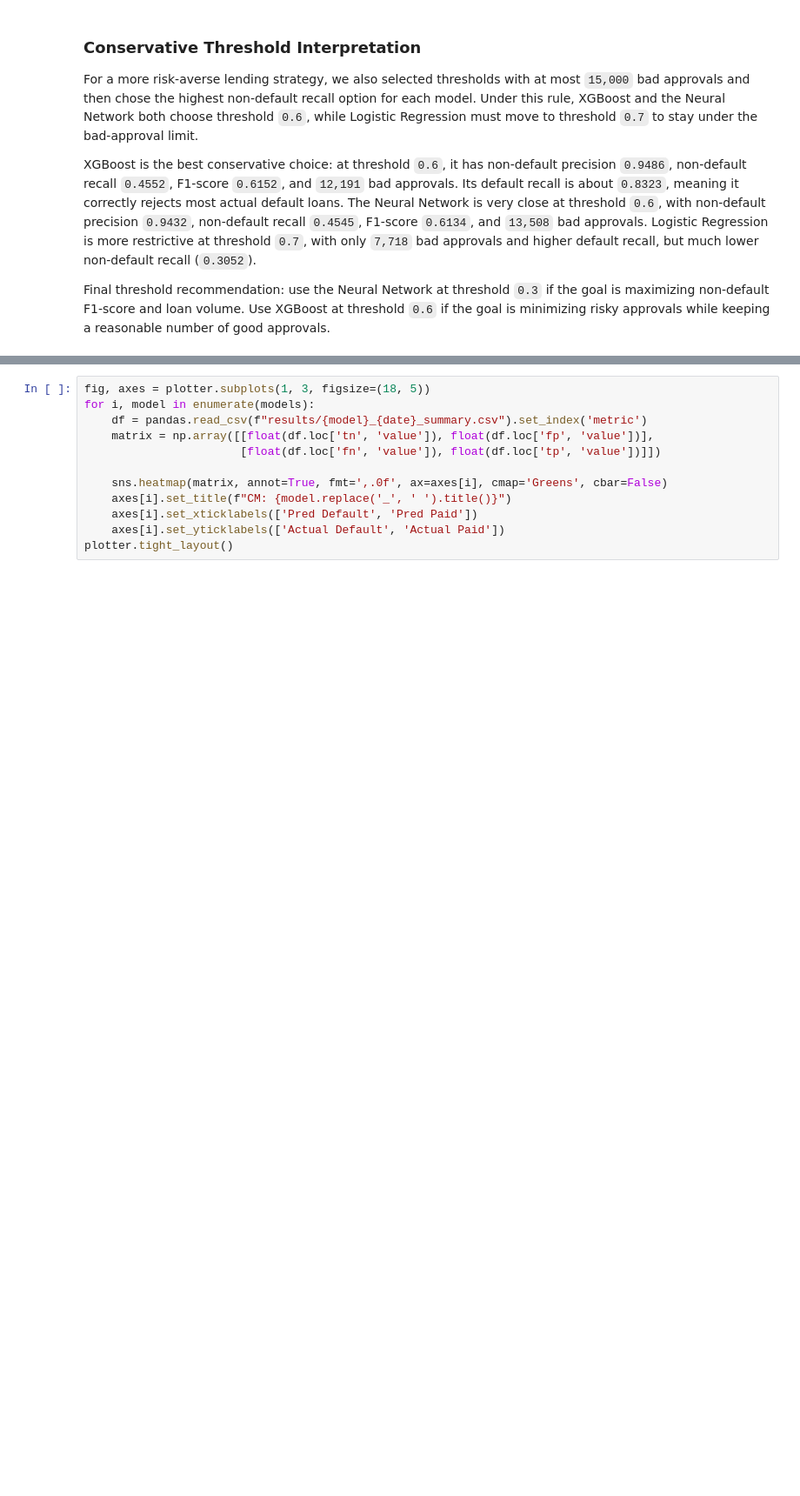
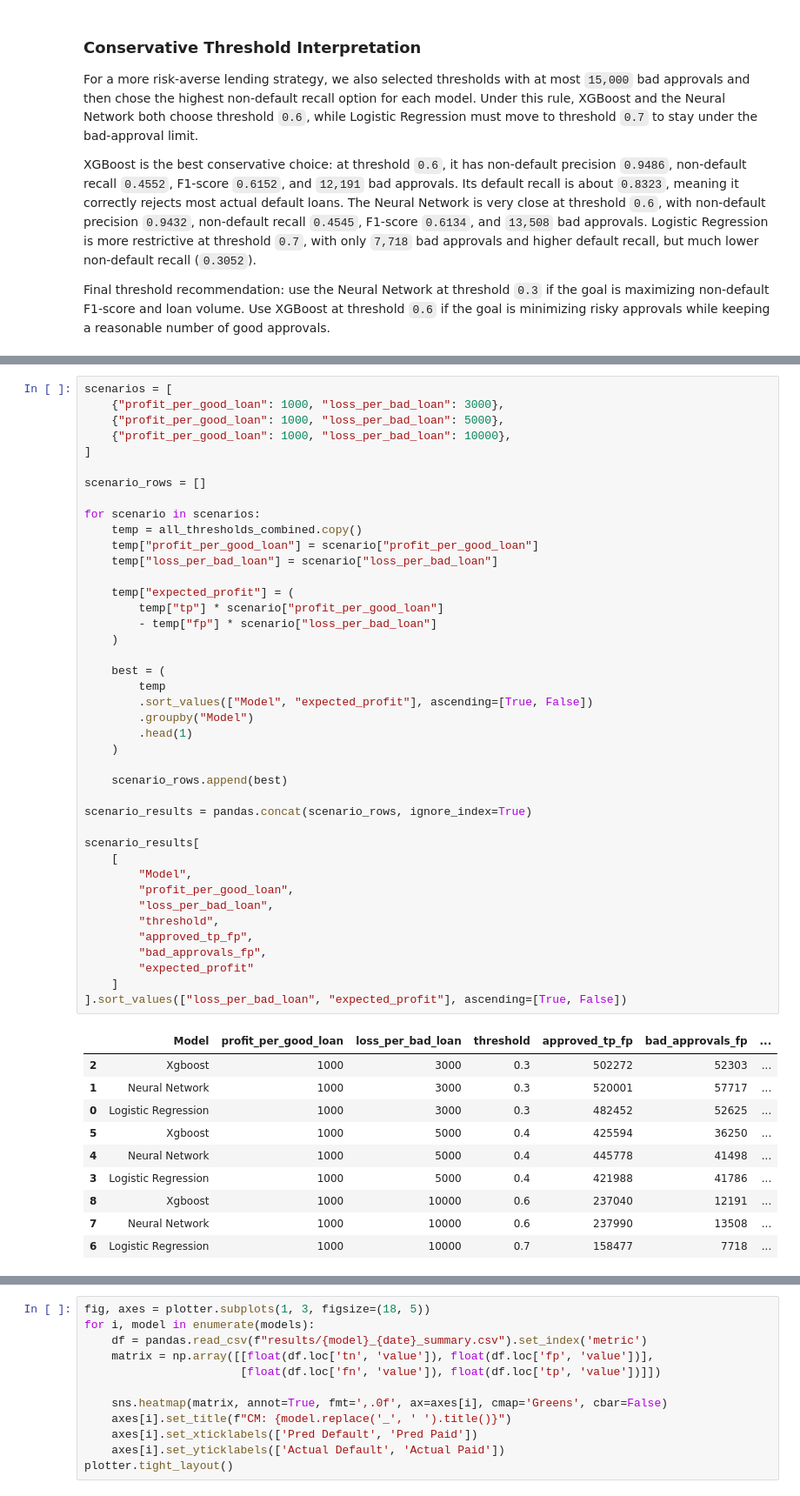
Before and after one commit to aliahhmad/rit_csci_635_ml_project, a Jupyter notebook: Phase_3_Results_And_Evaluation_2026-04-22.ipynb, the cells around one changed output, grey strips where cells are left out. Shown at 87% size. Saved outputs shown, nothing was run; the diff lists cells and outputs as text; blank space fills up the shorter version.

```diff
--- a/Phase_3_Results_And_Evaluation_2026-04-22.ipynb
+++ b/Phase_3_Results_And_Evaluation_2026-04-22.ipynb
@@ -230,0 +320,52 @@ Final threshold recommendation: use the Neural Network at threshold `0.3` if the
+# %%
+scenarios = [
+    {"profit_per_good_loan": 1000, "loss_per_bad_loan": 3000},
+    {"profit_per_good_loan": 1000, "loss_per_bad_loan": 5000},
+    {"profit_per_good_loan": 1000, "loss_per_bad_loan": 10000},
+]
+
+scenario_rows = []
+
+for scenario in scenarios:
+    temp = all_thresholds_combined.copy()
+    temp["profit_per_good_loan"] = scenario["profit_per_good_loan"]
+    temp["loss_per_bad_loan"] = scenario["loss_per_bad_loan"]
+
+    temp["expected_profit"] = (
+        temp["tp"] * scenario["profit_per_good_loan"]
+        - temp["fp"] * scenario["loss_per_bad_loan"]
+    )
+
+    best = (
+        temp
+        .sort_values(["Model", "expected_profit"], ascending=[True, False])
+        .groupby("Model")
+        .head(1)
+    )
+
+    scenario_rows.append(best)
+
+scenario_results = pandas.concat(scenario_rows, ignore_index=True)
+
+scenario_results[
+    [
+        "Model",
+        "profit_per_good_loan",
+        "loss_per_bad_loan",
+        "threshold",
+        "approved_tp_fp",
+        "bad_approvals_fp",
+        "expected_profit"
+    ]
+].sort_values(["loss_per_bad_loan", "expected_profit"], ascending=[True, False])
+# %% [output]
+|  | Model | profit_per_good_loan | loss_per_bad_loan | threshold | approved_tp_fp | bad_approvals_fp | ... |
+| 2 | Xgboost | 1000 | 3000 | 0.3 | 502272 | 52303 | ... |
+| 1 | Neural Network | 1000 | 3000 | 0.3 | 520001 | 57717 | ... |
+| 0 | Logistic Regression | 1000 | 3000 | 0.3 | 482452 | 52625 | ... |
+| 5 | Xgboost | 1000 | 5000 | 0.4 | 425594 | 36250 | ... |
+| 4 | Neural Network | 1000 | 5000 | 0.4 | 445778 | 41498 | ... |
+| 3 | Logistic Regression | 1000 | 5000 | 0.4 | 421988 | 41786 | ... |
+| 8 | Xgboost | 1000 | 10000 | 0.6 | 237040 | 12191 | ... |
+| 7 | Neural Network | 1000 | 10000 | 0.6 | 237990 | 13508 | ... |
+| 6 | Logistic Regression | 1000 | 10000 | 0.7 | 158477 | 7718 | ... |
```
Also changed, not shown: parts of 8 cells of this notebook, 3 other files.
